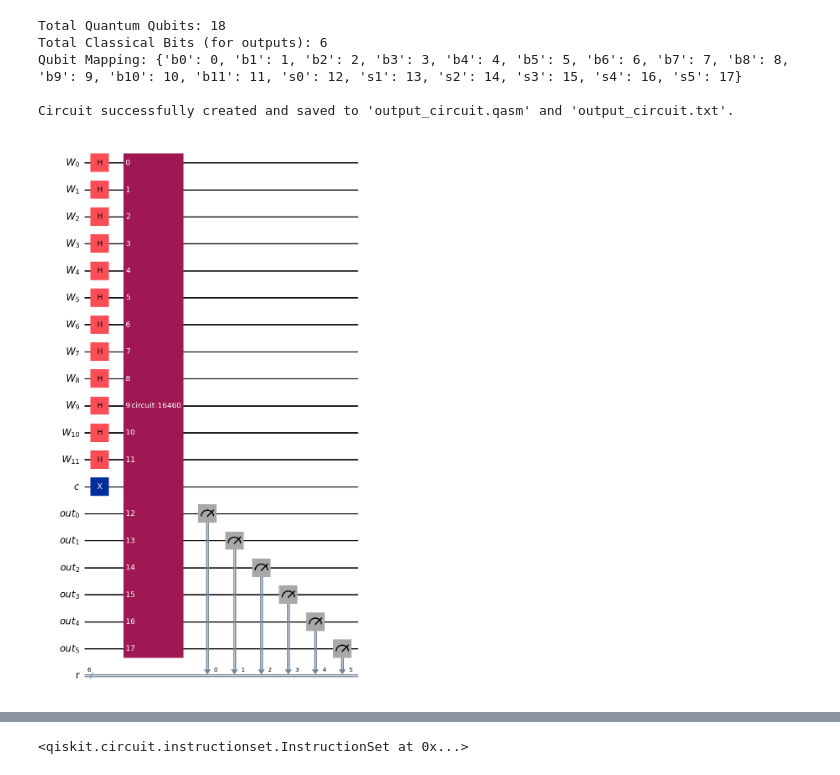
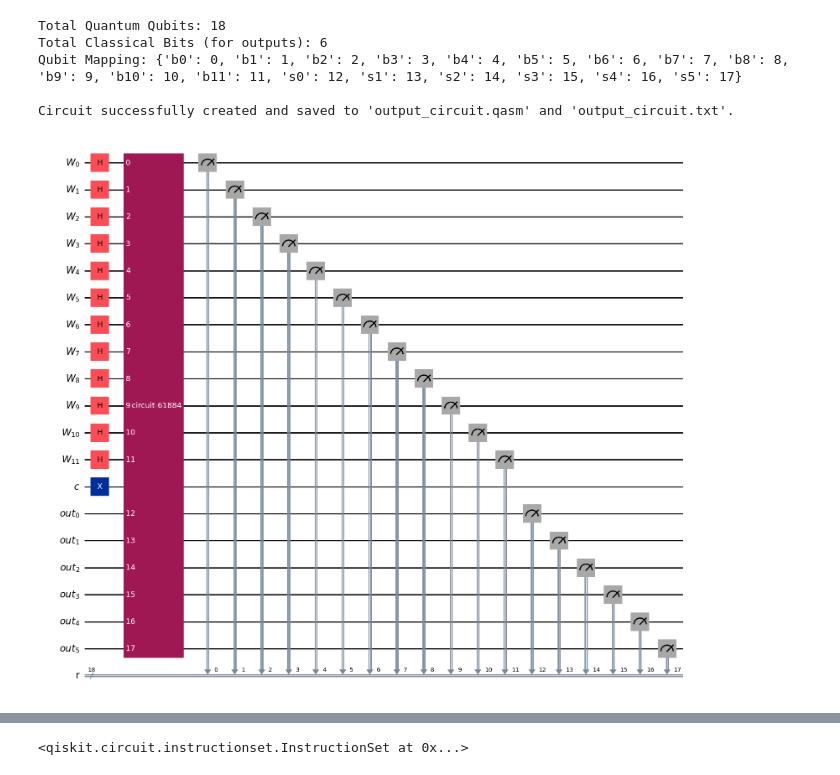
Before and after one commit to kourggos/my-qiskit-circuits, a Jupyter notebook: testes/table_lookup.ipynb, the cells around one changed output, grey strips where cells are left out. Drawn from its saved outputs; the diff is of its cells as text; code cells hidden in the pictures.

```diff
--- a/testes/table_lookup.ipynb
+++ b/testes/table_lookup.ipynb
@@ -161,7 +400,8 @@ reg4 = ClassicalRegister(2*n, "r")
 qc = QuantumCircuit(reg1,reg2,reg3, reg4)
 qc.h(reg1)
 qc.x(reg2)
-qc.append(qrom15, reg1[:] + reg2[:] + reg3[:])
+#qc.append(qrom15, reg1[:] + reg2[:]+ reg3[:])
+qc.append(qromteste15, reg1[:] + reg3[:])
 qc.append(QFT(2*n, inverse=True), reg1[:])
 qc.measure(reg1, reg4)
 # %% [output]
@@ -228,7 +468,7 @@ def apply_toffoli_decomposition(circuit, controls, target):
         pass
 
 
-def tfc_to_qiskit(tfc_filepath, output_qasm_filepath="output_circuit.qasm", output_drawing_filepath="output_circuit.txt"):
+def tfc_to_qiskit(tfc_filepath, num_ctrl_qubits, output_qasm_filepath="output_circuit.qasm", output_drawing_filepath="output_circuit.txt"):
     """
     Converts a quantum circuit described in .tfc format to a Qiskit QuantumCircuit.
 
@@ -327,7 +567,7 @@ def tfc_to_qiskit(tfc_filepath, output_qasm_filepath="output_circuit.qasm", outp
                     print(f"Error: Control qubit '{q_name}' not found in qubit map for line: {gate_line}")
                     continue
 
-                controls.append(qr[control_idx]) # Add QuantumRegister object
+                controls.append(qr[num_ctrl_qubits-control_idx-1]) # Add QuantumRegister object
                 control_states_str += '0' if is_negated else '1'
 
 
@@ -418,7 +658,7 @@ def tfc_to_qiskit(tfc_filepath, output_qasm_filepath="output_circuit.qasm", outp
         # with open(output_qasm_filepath, 'w') as f:
         #     f.write(dumps(qc))
 
-        print(f"\nCircuit successfully created and saved to '{output_qasm_filepath}' and '{output_drawing_filepath}'.")
+        #print(f"\nCircuit successfully created and saved to '{output_qasm_filepath}' and '{output_drawing_filepath}'.")
 
     except FileNotFoundError:
         print(f"Error: The file '{tfc_filepath}' was not found.")
@@ -430,7 +670,7 @@ def tfc_to_qiskit(tfc_filepath, output_qasm_filepath="output_circuit.qasm", outp
 # --- How to use the script ---
 tfc_file = "expmod35.tfc" # Make sure this file exists in the same directory
 # Call the function without .draw("mpl") as it modifies the return value
-qromteste = tfc_to_qiskit(tfc_file)
+qromteste35 = tfc_to_qiskit(tfc_file, 2*6)
 # %% [output]
 Total Quantum Qubits: 18
 Total Classical Bits (for outputs): 6
@@ -440,19 +680,19 @@ Circuit successfully created and saved to 'output_circuit.qasm' and 'output_circ
 # %%
 reg1 = QuantumRegister(2*n, "W")
 reg2 = QuantumRegister(1, "c")
 reg3 = QuantumRegister(n, "out")
-reg4 = ClassicalRegister(n, "r")
+reg4 = ClassicalRegister(3*n, "r")
 qc = QuantumCircuit(reg1,reg2,reg3, reg4)
 qc.h(reg1)
 qc.x(reg2)
 
-qc.append(qromteste, reg1[:] + reg3[:])
+qc.append(qromteste35, reg1[:] + reg3[:])
 
 #qc.append(qrom35, reg1[:] + reg2[:] + reg3[:])
-qc.measure(reg3, reg4)
+qc.measure(reg1[:] + reg3[:], reg4)
 qc.draw("mpl")
 # %% [output]
-[figure, old version]
+[figure, new version]
 # %%
 from qiskit_aer import AerSimulator
 from qiskit import transpile
```
Also changed, not shown: parts of 11 cells of this notebook, 1 other file.
